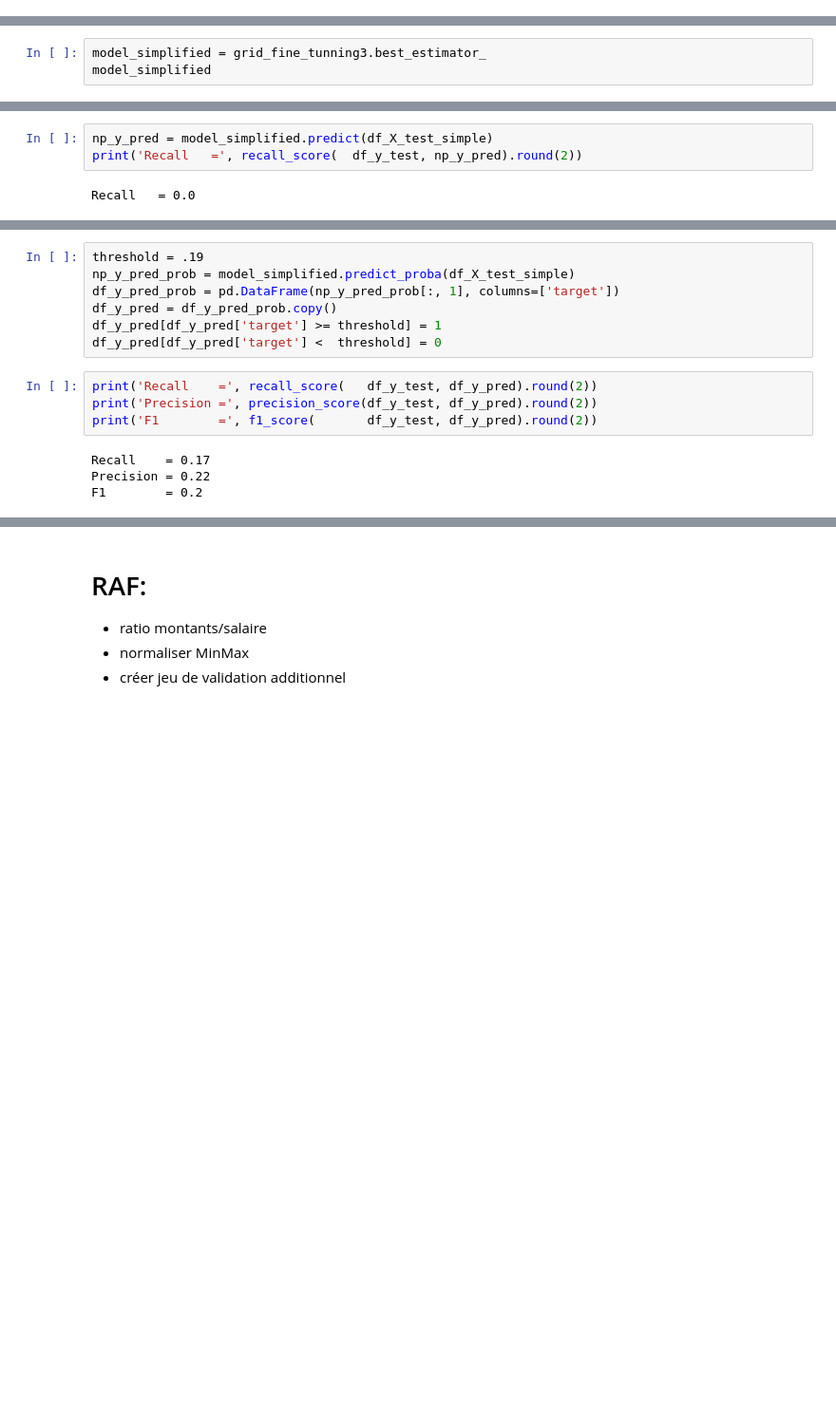
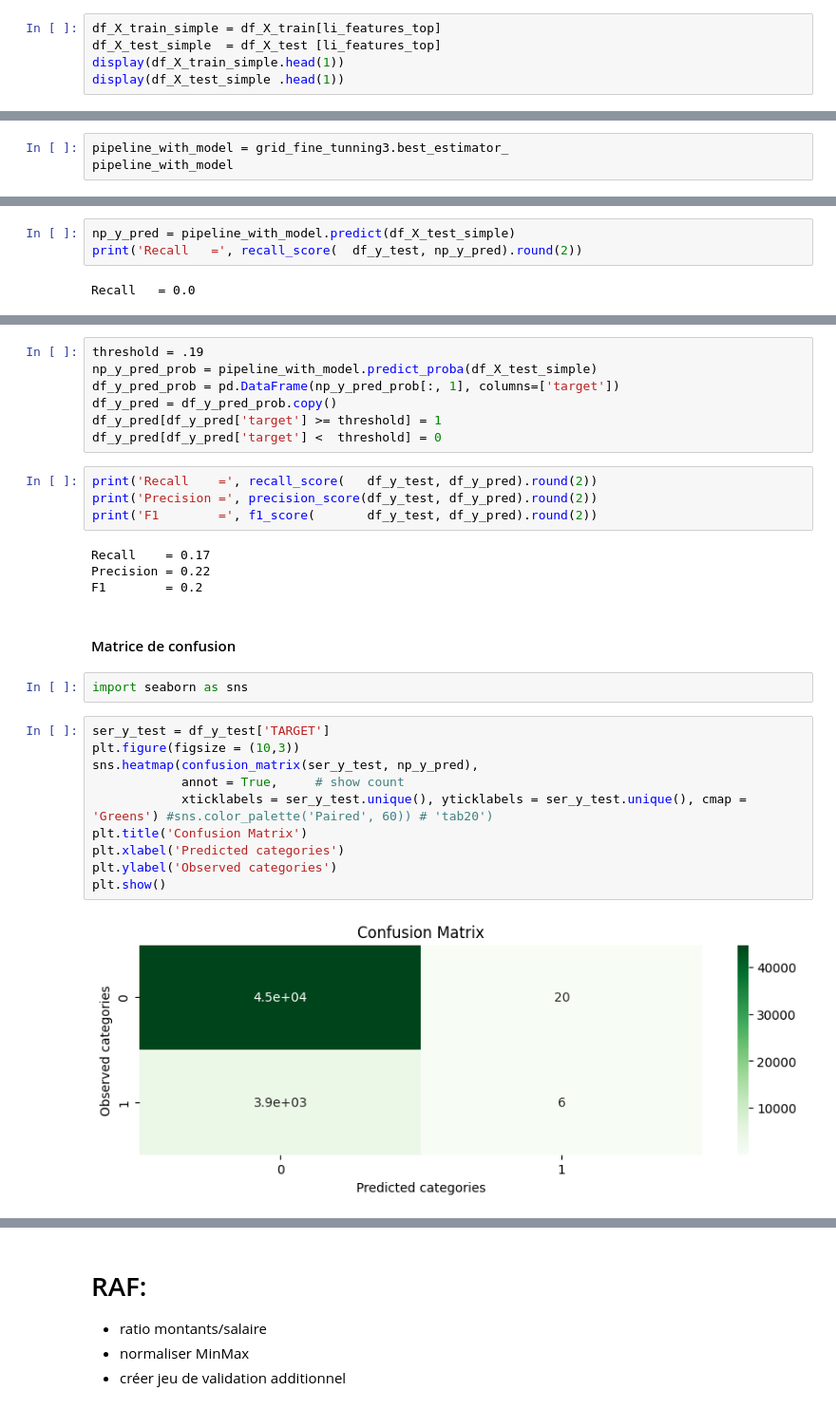
Before and after one commit to JeanRosselVallee/project_7, a Jupyter notebook: modeling/Jean_Vallée_2_notebook_modelisation_042024.ipynb, the cells around one changed output, grey strips where cells are left out. Shown at 95% size. Drawn from its saved outputs; the diff is of its cells as text; blank space fills up the shorter version.

```diff
--- a/modeling/Jean_Vallée_2_notebook_modelisation_042024.ipynb
+++ b/modeling/Jean_Vallée_2_notebook_modelisation_042024.ipynb
@@ -1523,0 +1517,5 @@ display(df_X_test_simple .head(1))
+# %%
+df_X_train_simple = df_X_train[li_features_top]
+df_X_test_simple  = df_X_test [li_features_top]
+display(df_X_train_simple.head(1))
+display(df_X_test_simple .head(1))
@@ -1556,6 +1561,6 @@ Wall time: 23.6 s
 # %%
-model_simplified = grid_fine_tunning3.best_estimator_
-model_simplified
+pipeline_with_model = grid_fine_tunning3.best_estimator_
+pipeline_with_model
 # %% [output]
 Pipeline(steps=[('model',
                  XGBClassifier(base_score=None, booster=None, callbacks=None,
@@ -1576,5 +1622,5 @@ Pipeline(steps=[('model',
 # %%
-np_y_pred = model_simplified.predict(df_X_test_simple)
+np_y_pred = pipeline_with_model.predict(df_X_test_simple)
 print('Recall   =', recall_score(  df_y_test, np_y_pred).round(2))
 # %% [output]
 Recall   = 0.0
@@ -1581,6 +1629,6 @@ Recall   = 0.0
 # %%
 threshold = .19
-np_y_pred_prob = model_simplified.predict_proba(df_X_test_simple)
+np_y_pred_prob = pipeline_with_model.predict_proba(df_X_test_simple)
 df_y_pred_prob = pd.DataFrame(np_y_pred_prob[:, 1], columns=['target'])
 df_y_pred = df_y_pred_prob.copy()
 df_y_pred[df_y_pred['target'] >= threshold] = 1
@@ -1593,3 +1641,19 @@ print('F1        =', f1_score(       df_y_test, df_y_pred).round(2))
 Recall    = 0.17
 Precision = 0.22
 F1        = 0.2
+# %% [markdown]
+#### Matrice de confusion
+# %%
+import seaborn as sns
+# %%
+ser_y_test = df_y_test['TARGET']
+plt.figure(figsize = (10,3))
+sns.heatmap(confusion_matrix(ser_y_test, np_y_pred),
+            annot = True,     # show count
+            xticklabels = ser_y_test.unique(), yticklabels = ser_y_test.unique(), cmap = 'Greens') #sns.color_palette('Paired', 60)) # 'tab20')
+plt.title('Confusion Matrix')
+plt.xlabel('Predicted categories')
+plt.ylabel('Observed categories')
+plt.show()
+# %% [output]
+[figure, added]
```
Also changed, not shown: parts of 22 cells of this notebook, 14 other files.
